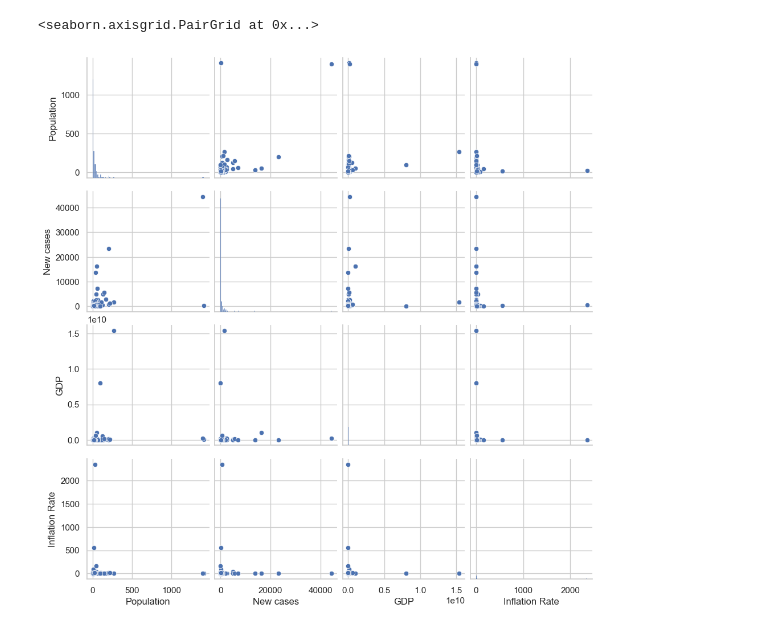
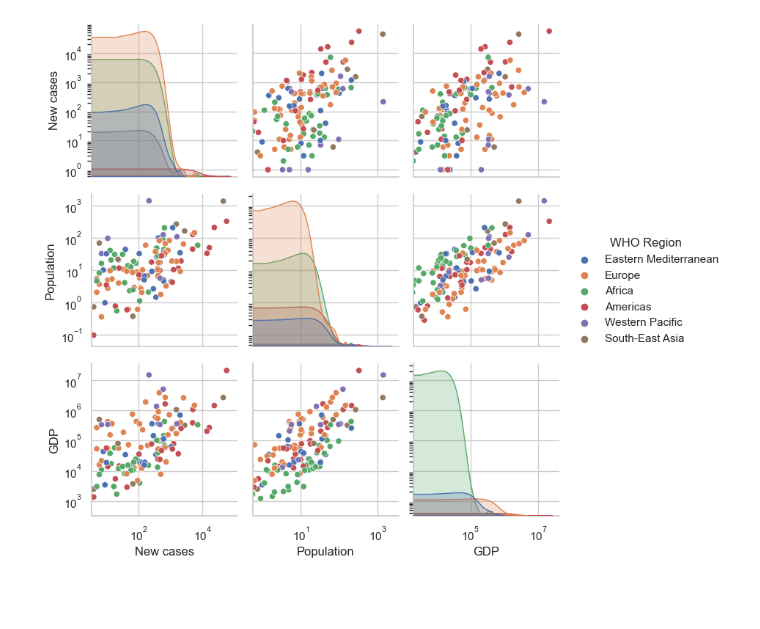
Before and after one commit to HGmin1159/bios-611-project, a Jupyter notebook: python/eda.ipynb, the cells around one changed output. Cells and saved outputs as stored; diff of their text form; code cells hidden in the pictures; blank space fills up the shorter version.

```diff
--- a/python/eda.ipynb
+++ b/python/eda.ipynb
@@ -26,0 +62,2 @@ data
+# %%
+data = pd.read_csv("../data/contrywise_economicdata.csv")
@@ -57,5 +84,9 @@ pair_data.apply(lambda x: )
-# %%
-sns.pairplot(data.loc[:,["Population","New cases", 'GDP', 'GDP(PPP)','Inflation Rate']])
-# %% [output]
-<seaborn.axisgrid.PairGrid at 0x...>
-[figure, removed]
+# %%
+plot_data = data.loc[:,["New cases","Population", 'GDP',"WHO Region"]]
+pairplot = sns.pairplot(plot_data,hue = "WHO Region")
+logind = [0,1,2]
+for i,j in zip(logind,logind):
+    pairplot.axes[i,j].set_xscale("log")
+    pairplot.axes[i,j].set_yscale("log")
+# %% [output]
+[figure, added]
```
Also changed, not shown: parts of 11 cells of this notebook, 8 other files.
